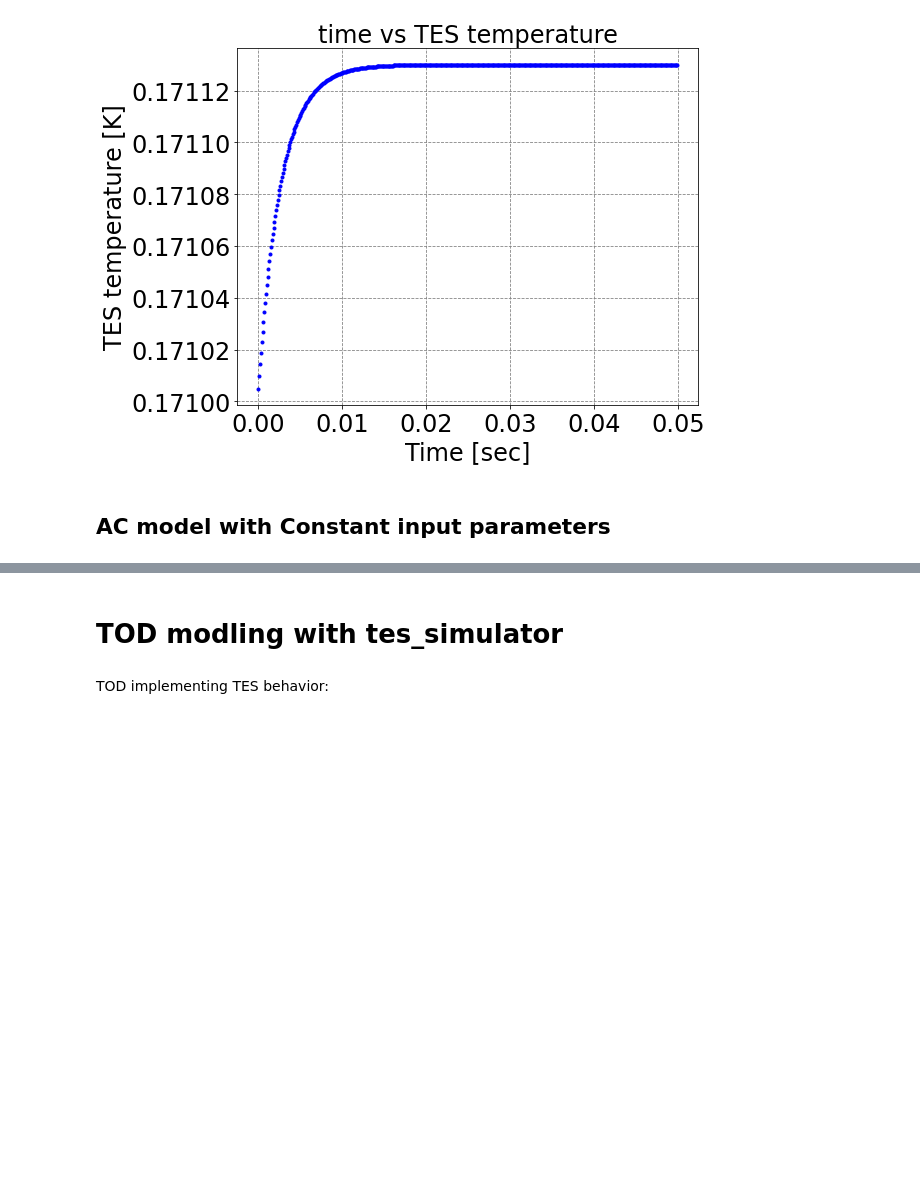
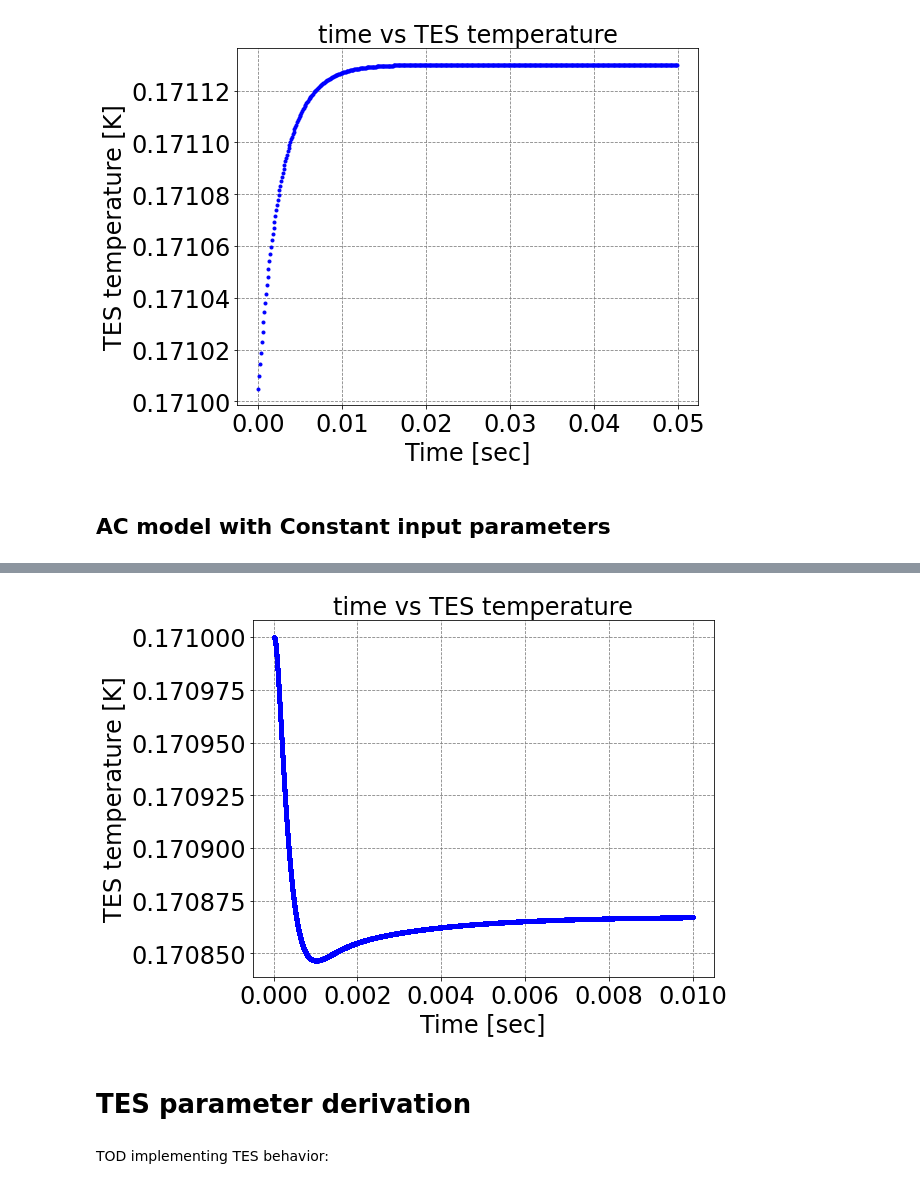
Before and after one commit to tomma90/tes_simulator, a Jupyter notebook: tes_simulator/Example_tes_simulator.ipynb, the cells around one changed output, grey strips where cells are left out. Cells and saved outputs as stored; diff of their text form; code cells hidden in the pictures; blank space fills up the shorter version.

```diff
--- a/tes_simulator/Example_tes_simulator.ipynb
+++ b/tes_simulator/Example_tes_simulator.ipynb
@@ -213,12 +216,14 @@ plt.show()
 # %%
 plt.figure(figsize=(8,6))
 plt.title('time vs TES temperature')
 plt.xlabel('Time [sec]')
 plt.ylabel('TES temperature [K]')
-plt.plot(time_array, tes_temperature, 'b.')
+plt.plot(time_array_ac, tes_temperature_ac, 'b.')
 plt.show()
+# %% [output]
+[figure, added]
-# %% [markdown]
-# TOD modling with tes_simulator
+# %% [markdown]
+# TES parameter derivation
 # %% [markdown]
 TOD implementing TES behavior:
 # %% [markdown]
```
Also changed, not shown: parts of 53 cells of this notebook.
